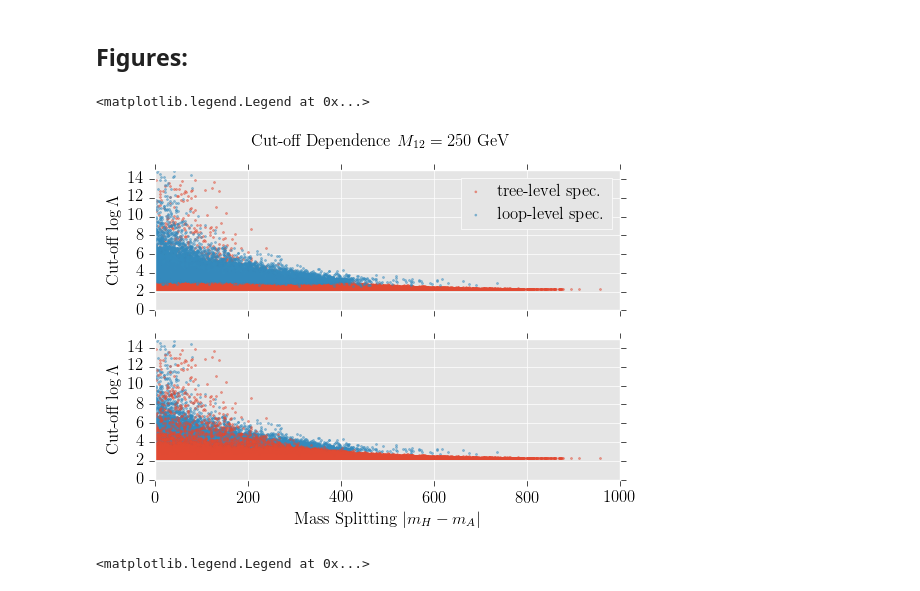
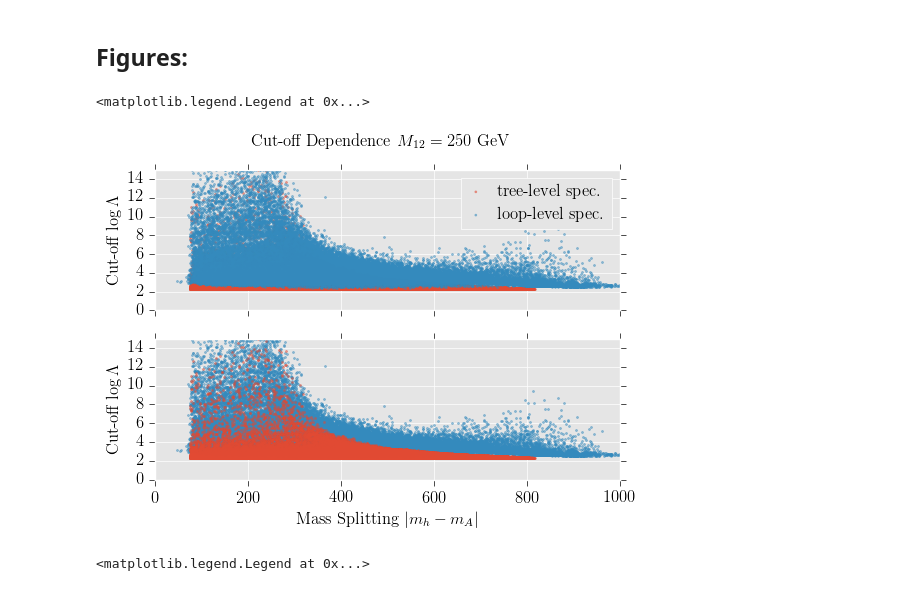
Before and after one commit to tobyopferkuch/THDM_UV, a Jupyter notebook: THDMII_AllPoints.ipynb, the cells around one changed output. Saved outputs shown, nothing was run; the diff lists cells and outputs as text; code cells hidden in the pictures.

```diff
--- a/THDMII_AllPoints.ipynb
+++ b/THDMII_AllPoints.ipynb
@@ -143,24 +143,24 @@ print Max_mass_splitting(Data_250_tree_points_allowed)
 # %%
 fig, ax = plt.subplots(2,1, sharex=True)
 
 fig.suptitle(r'Cut-off Dependence $M_{12}=250$ GeV')
-ax[1].set_xlabel(r'Mass Splitting $|m_{H}-m_{A}|$')
+ax[1].set_xlabel(r'Mass Splitting $|m_{h}-m_{A}|$')
 
 for ax_ob in ax :
     ax_ob.set_ylabel(r'Cut-off $\log\Lambda$')
     ax_ob.set_xlim(0.,1000.)
     ax_ob.set_ylim(0.,15.)
 
-ax[0].scatter(np.abs(MA('MASS[35]',Data_250_tree_points_allowed)-MA('MASS[36]',Data_250_tree_points_allowed)),MA('CUTOFF[1]',Data_250_tree_points_allowed),color=default_colours[1], s=2., alpha=0.5, label=r'tree-level spec.')
-ax[0].scatter(np.abs(MA('MASS[35]',Data_250_loop_points_allowed)-MA('MASS[36]',Data_250_loop_points_allowed)),MA('CUTOFF[2]',Data_250_loop_points_allowed),color=default_colours[2], s=2., alpha=0.5, label=r'loop-level spec.')
+ax[0].scatter(np.abs(MA('MASS[25]',Data_250_tree_points)-MA('MASS[36]',Data_250_tree_points)),MA('CUTOFF[1]',Data_250_tree_points),color=default_colours[1], s=2., alpha=0.5, label=r'tree-level spec.')
+ax[0].scatter(np.abs(MA('MASS[25]',Data_250_loop_points)-MA('MASS[36]',Data_250_loop_points)),MA('CUTOFF[2]',Data_250_loop_points),color=default_colours[2], s=2., alpha=0.5, label=r'loop-level spec.')
 
-ax[1].scatter(np.abs(MA('MASS[35]',Data_250_loop_points_allowed)-MA('MASS[36]',Data_250_loop_points_allowed)),MA('CUTOFF[2]',Data_250_loop_points_allowed),color=default_colours[2], s=2., alpha=0.5)
-ax[1].scatter(np.abs(MA('MASS[35]',Data_250_tree_points_allowed)-MA('MASS[36]',Data_250_tree_points_allowed)),MA('CUTOFF[1]',Data_250_tree_points_allowed),color=default_colours[1], s=2., alpha=0.5)
+ax[1].scatter(np.abs(MA('MASS[25]',Data_250_loop_points)-MA('MASS[36]',Data_250_loop_points)),MA('CUTOFF[2]',Data_250_loop_points),color=default_colours[2], s=2., alpha=0.5)
+ax[1].scatter(np.abs(MA('MASS[25]',Data_250_tree_points)-MA('MASS[36]',Data_250_tree_points)),MA('CUTOFF[1]',Data_250_tree_points),color=default_colours[1], s=2., alpha=0.5)
 
 ax[0].legend(prop={'size':12}, handlelength=1.0, scatterpoints = 1)
 # %% [output]
 <matplotlib.legend.Legend at 0x...>
-[figure, old version]
+[figure, new version]
 # %%
 fig, ax = plt.subplots(2,1, sharex=True)
 
```
